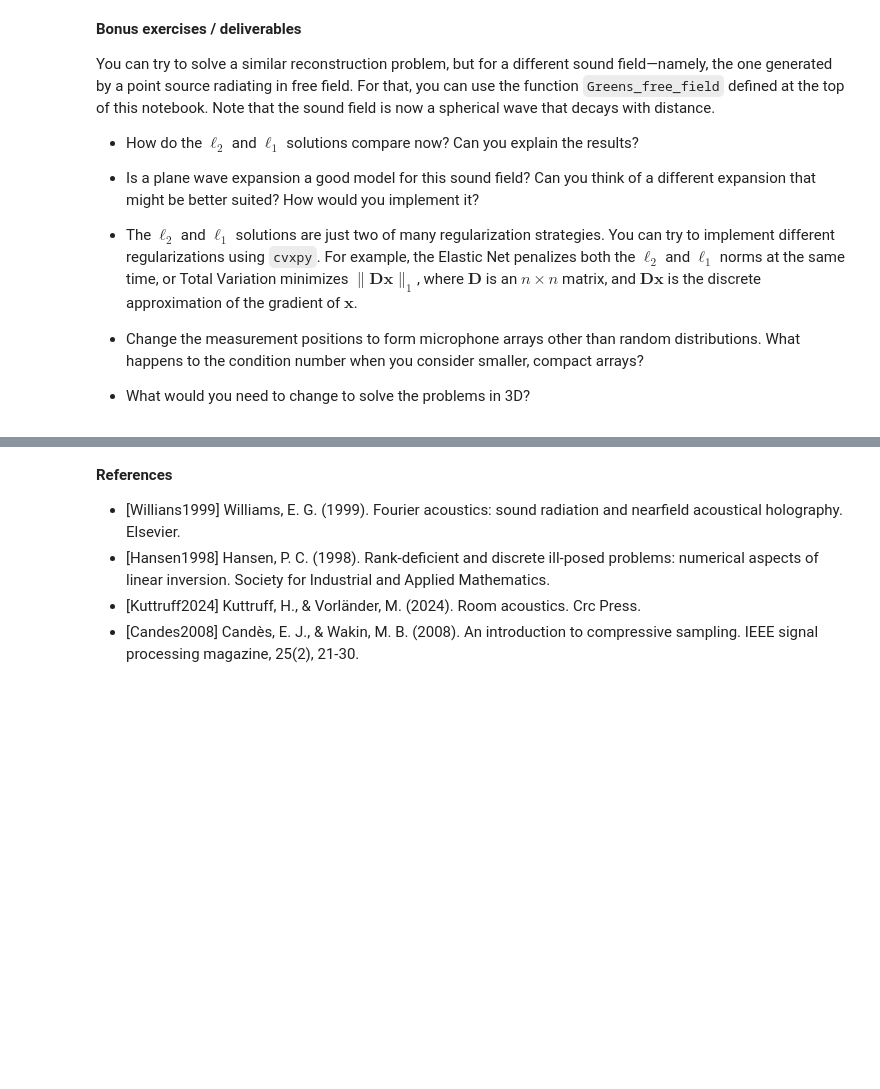
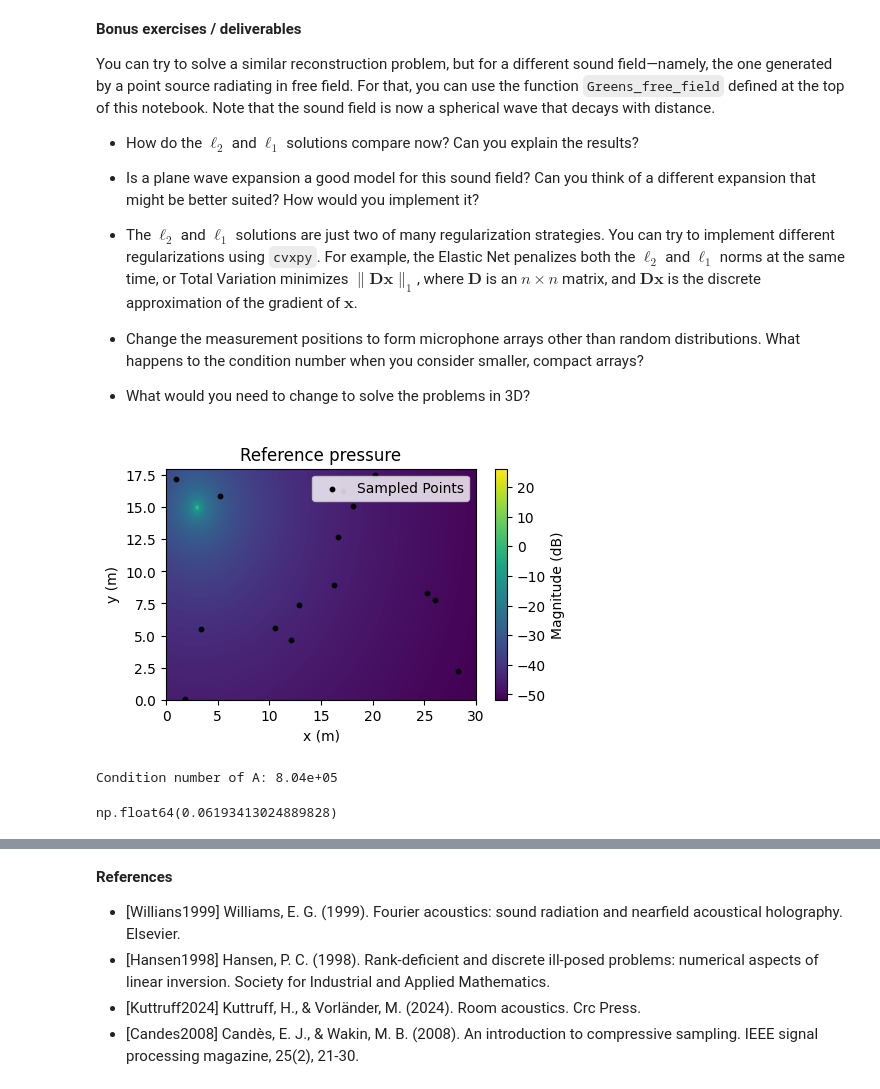
Before and after one commit to Kanshim/Kanshim, a Jupyter notebook: exercise1_student.ipynb, the cells around one changed output, grey strips where cells are left out. Cells and saved outputs as stored; diff of their text form; code cells hidden in the pictures; blank space fills up the shorter version.

```diff
--- a/exercise1_student.ipynb
+++ b/exercise1_student.ipynb
@@ -431,0 +471,48 @@ You can try to solve a similar reconstruction problem, but for a different sound
+# %%
+fig = plt.figure(figsize=(5, 3))
+im = plt.imshow(20 * np.log10(np.abs(p_ref)).reshape(X.shape), extent=(0, Lx, 0, Ly), aspect='auto', cmap='viridis')
+plt.scatter(r[:, 0], r[:, 1], c='black', s=10, label='Sampled Points')
+plt.legend(loc='upper right')
+fig.colorbar(im, label='Magnitude (dB)')
+plt.title('Reference pressure')
+plt.xlabel('x (m)')
+plt.ylabel('y (m)')
+plt.show()
+# %% [output]
+[figure, added]
+# %%
+# Plane wave expansion
+n = 360
+thetas = np.linspace(0, 2 * np.pi, n)
+k  = (2 * np.pi * f / c) * np.array([np.cos(thetas), np.sin(thetas)]).T
+A = np.exp(-1j * k @ r.T).T
+
+cond_A = np.linalg.cond(A)
+print(f"Condition number of A: {cond_A:.2e}")
+# %% [output]
+Condition number of A: 8.04e+05
+# %%
+alpha_l1 = 1
+alpha_l2 = 1
+
+x_ls = cp.Variable(n, complex=True)
+cost = cp.sum_squares(A @ x_ls - p)
+prob = cp.Problem(cp.Minimize(cost))
+prob.solve()
+
+x_l2 = cp.Variable(n, complex=True)
+cost = cp.sum_squares(A @ x_l2 - p) + alpha_l2*cp.norm(x_l2, 2)
+prob = cp.Problem(cp.Minimize(cost))
+prob.solve()
+
+x_l1 = cp.Variable(n, complex=True)
+cost = cp.sum_squares(A @ x_l1 - p) + alpha_l1*cp.norm(x_l1, 1)
+prob = cp.Problem(cp.Minimize(cost))
+prob.solve()
+
+x_en = cp.Variable(n, complex=True)
+cost = cp.sum_squares(A @ x_en - p) + alpha_l1*cp.norm(x_en, 1) + alpha_l2*cp.norm(x_en, 2)
+prob = cp.Problem(cp.Minimize(cost))
+prob.solve()
+# %% [output]
+np.float64(0.06193413024889828)
```
Also changed, not shown: parts of 3 cells of this notebook.
